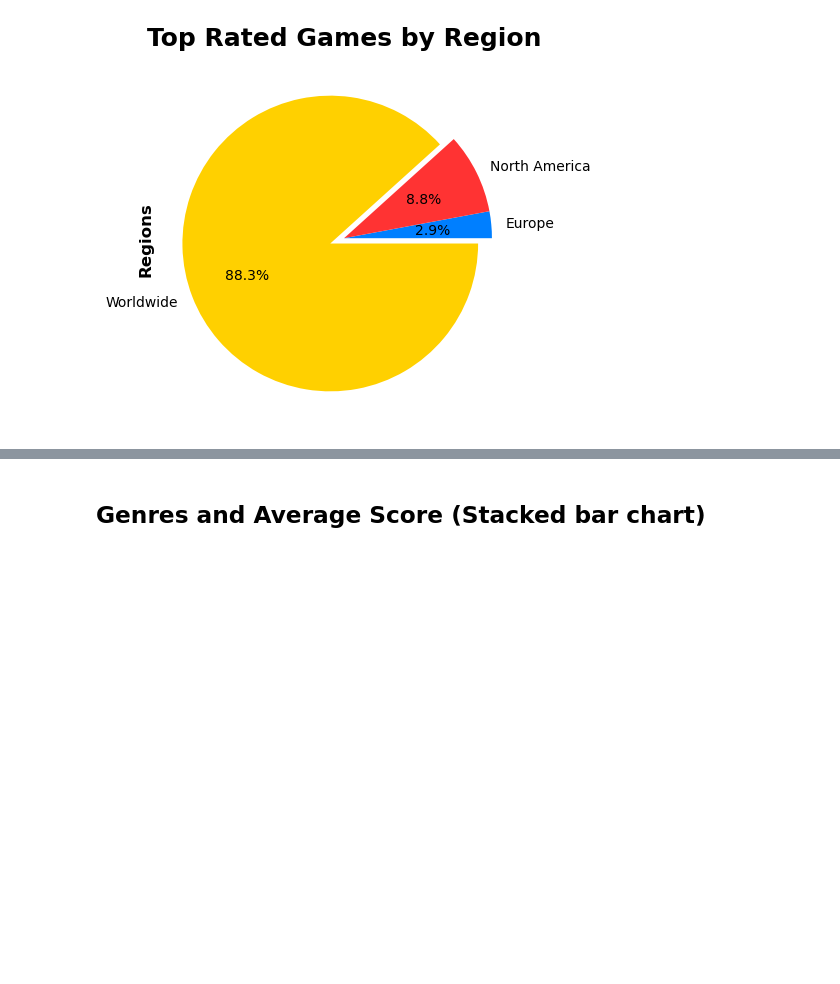
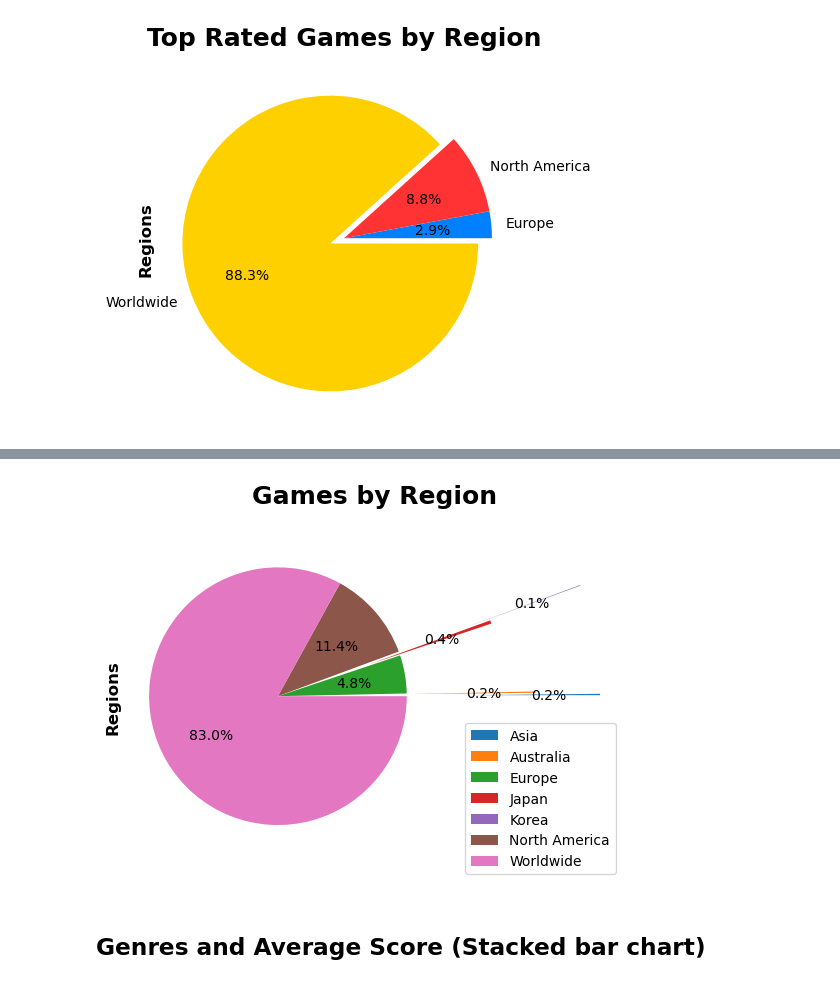
Before and after one commit to nlabern/Project_1_Steam_PC_, a Jupyter notebook: Data-analysis.ipynb, the cells around one changed output, grey strips where cells are left out. Drawn from its saved outputs; the diff is of its cells as text; code cells hidden in the pictures; blank space fills up the shorter version.

```diff
--- a/Data-analysis.ipynb
+++ b/Data-analysis.ipynb
@@ -249,3 +252,5 @@ plt.show()
 [figure]
 # %%
 # Group all the games by regions as counts of the number games available in each region.
+region_df =release_df.groupby("Regions")["Grade"].count()
+region_df
@@ -254,3 +267,19 @@ plt.show()
+# %%
+# Generate a pie plot of the groupby.
+sizes = [220, 95, 80, 100]
+
+plt.pie(region_df.values, explode=(1.5,1,0,0.75,1.5,0,0),autopct='%1.1f%%')
+plt.title("Games by Region", fontweight ="bold", fontsize=18)
+plt.ylabel("Regions", fontweight ="bold", fontsize=12)
+plt.legend( labels=region_df.index,loc="lower right")
+#plt.set_size_inches(12, 16)
+
+plt.savefig("Visuals/Games_by_region.png",dpi=1200)
+plt.axis("equal")
+plt.show()
+#plt.tight_layout()
+# %% [output]
+[figure, added]
 # %% [markdown]
 ## Genres and Average Score (Stacked bar chart)
 # %%
```
Also changed, not shown: parts of 12 cells of this notebook, 6 other files.
